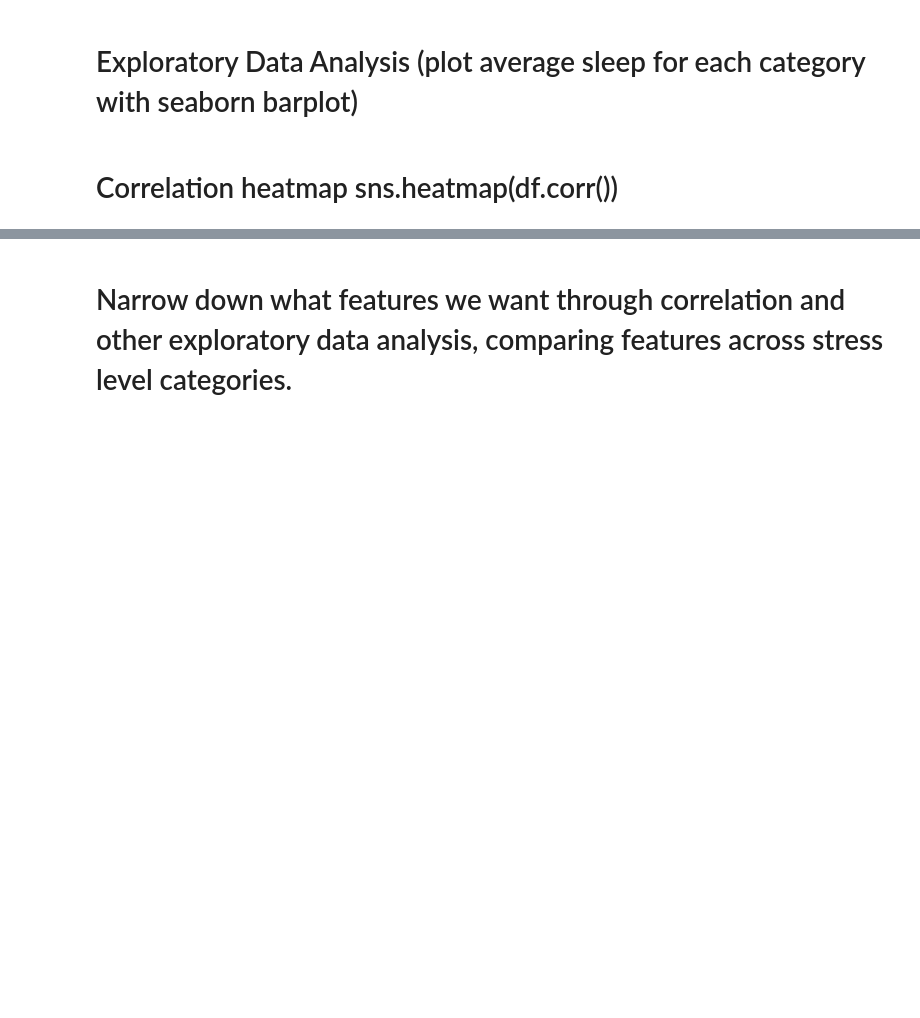
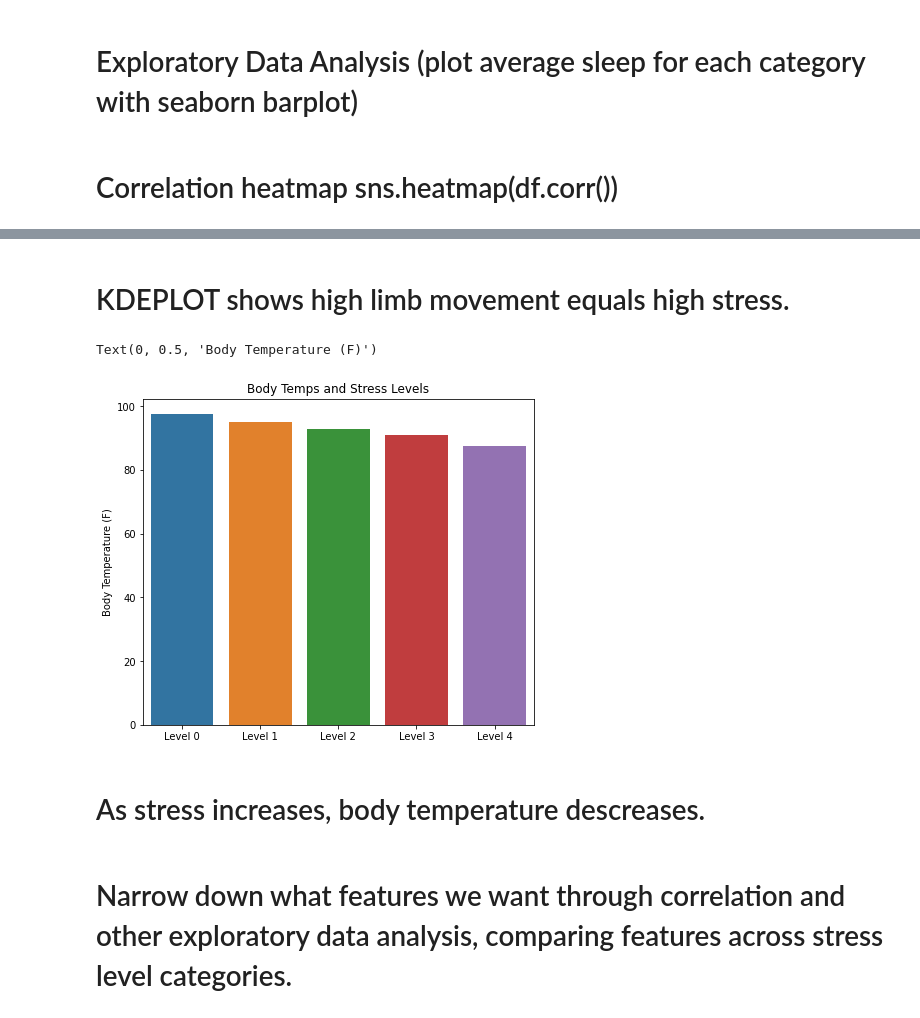
Before and after one commit to mkerekes1427/CAP-4770-Final-Project, a Jupyter notebook: sleep-datascience-notebook.ipynb, the cells around one changed output, grey strips where cells are left out. Cells and saved outputs as stored; diff of their text form; code cells hidden in the pictures; blank space fills up the shorter version.

```diff
--- a/sleep-datascience-notebook.ipynb
+++ b/sleep-datascience-notebook.ipynb
@@ -84,3 +93,18 @@ sns.heatmap(dataset.corr())
+# %% [markdown]
+# KDEPLOT shows high limb movement equals high stress.
+# %%
+body_temps = [stress_0["Body Temp"].mean(), stress_1["Body Temp"].mean(), stress_2["Body Temp"].mean(), stress_3["Body Temp"].mean(), stress_4["Body Temp"].mean()]
+
+
+plt.figure(figsize=[7, 6])
+plt.title("Body Temps and Stress Levels")
+sns.barplot(x=stress_level_categories, y=body_temps)
+plt.ylabel("Body Temperature (F)")
+# %% [output]
+Text(0, 0.5, 'Body Temperature (F)')
+[figure, added]
+# %% [markdown]
+# As stress increases, body temperature descreases.
 # %% [markdown]
 # Narrow down what features we want through correlation and other exploratory data analysis, comparing features across stress level categories.
 # %% [markdown]
```
Also changed, not shown: parts of 4 cells of this notebook.
